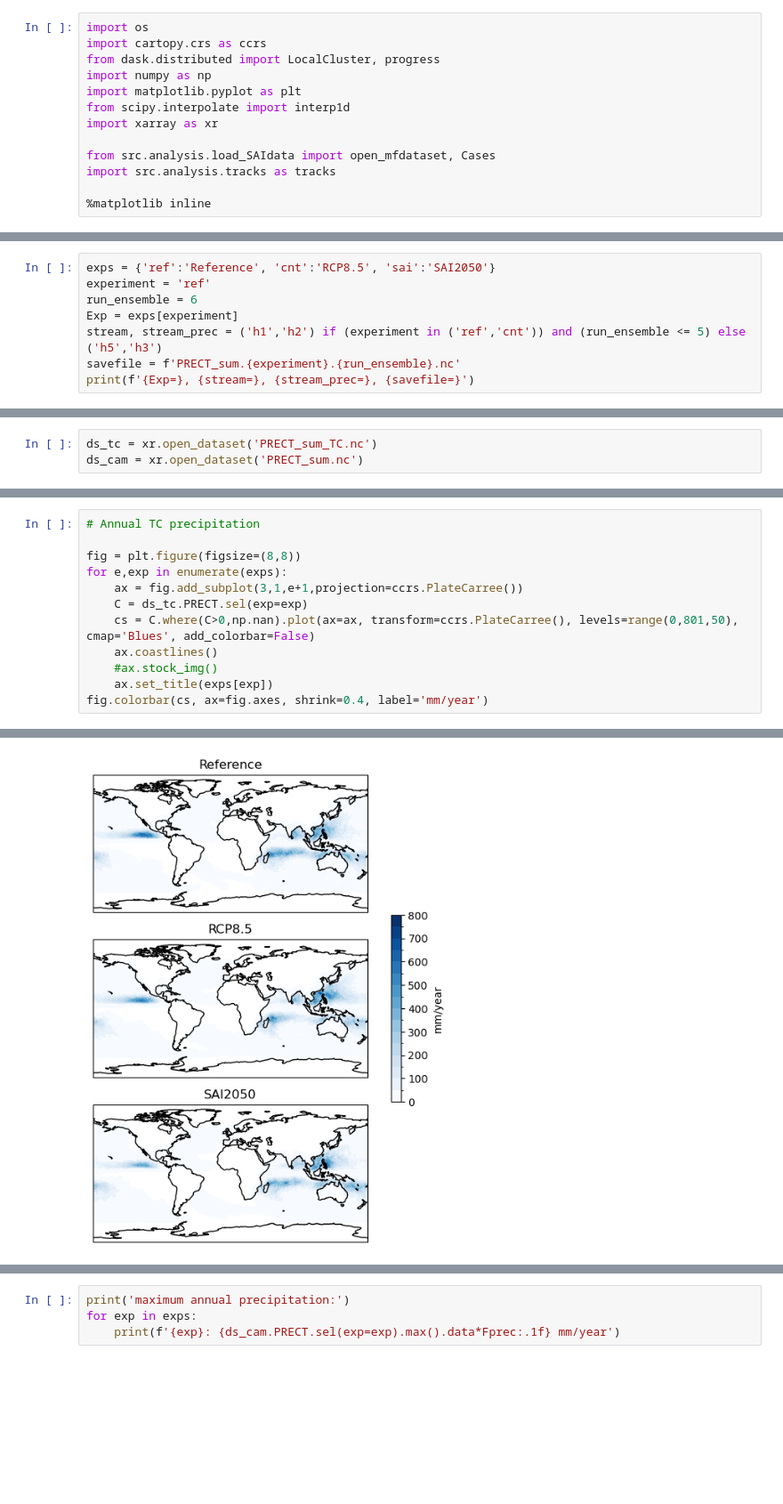
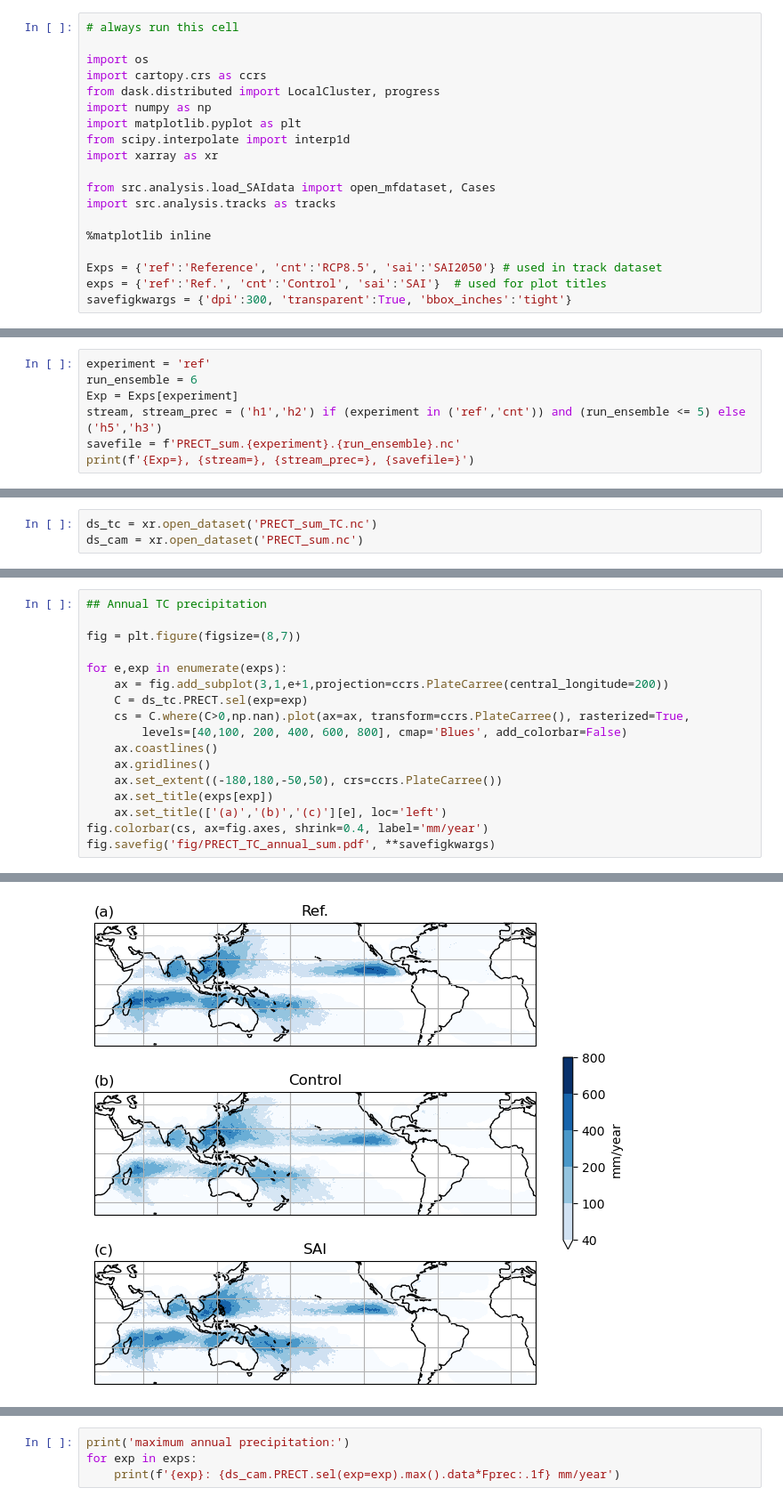
Before and after one commit to JdeJong96/TCs-under-SAI, a Jupyter notebook: tracker/additional/precipitation_sum_v2/main.ipynb, the cells around one changed output, grey strips where cells are left out. Shown at 89% size. Saved outputs shown, nothing was run; the diff lists cells and outputs as text; blank space fills up the shorter version.

Commit message:
create TC precipitation figures

```diff
--- a/tracker/additional/precipitation_sum_v2/main.ipynb
+++ b/tracker/additional/precipitation_sum_v2/main.ipynb
@@ -1,4 +1,6 @@
 # %%
+# always run this cell
+
 import os
 import cartopy.crs as ccrs
 from dask.distributed import LocalCluster, progress
@@ -11,3 +13,7 @@ from src.analysis.load_SAIdata import open_mfdataset, Cases
 import src.analysis.tracks as tracks
 
 %matplotlib inline
+
+Exps = {'ref':'Reference', 'cnt':'RCP8.5', 'sai':'SAI2050'} # used in track dataset
+exps = {'ref':'Ref.', 'cnt':'Control', 'sai':'SAI'}  # used for plot titles
+savefigkwargs = {'dpi':300, 'transparent':True, 'bbox_inches':'tight'}
@@ -14,8 +22,7 @@ import src.analysis.tracks as tracks
 # %%
-exps = {'ref':'Reference', 'cnt':'RCP8.5', 'sai':'SAI2050'}
 experiment = 'ref'
 run_ensemble = 6
-Exp = exps[experiment]
+Exp = Exps[experiment]
 stream, stream_prec = ('h1','h2') if (experiment in ('ref','cnt')) and (run_ensemble <= 5) else ('h5','h3')
 savefile = f'PRECT_sum.{experiment}.{run_ensemble}.nc'
 print(f'{Exp=}, {stream=}, {stream_prec=}, {savefile=}')
@@ -369,13 +378,18 @@ ds_cam = xr.open_dataset('PRECT_sum.nc')
 # %%
-# Annual TC precipitation
+## Annual TC precipitation
 
-fig = plt.figure(figsize=(8,8))
+fig = plt.figure(figsize=(8,7))
+
 for e,exp in enumerate(exps):
-    ax = fig.add_subplot(3,1,e+1,projection=ccrs.PlateCarree())
+    ax = fig.add_subplot(3,1,e+1,projection=ccrs.PlateCarree(central_longitude=200))
     C = ds_tc.PRECT.sel(exp=exp)
-    cs = C.where(C>0,np.nan).plot(ax=ax, transform=ccrs.PlateCarree(), levels=range(0,801,50), cmap='Blues', add_colorbar=False)
+    cs = C.where(C>0,np.nan).plot(ax=ax, transform=ccrs.PlateCarree(), rasterized=True,
+        levels=[40,100, 200, 400, 600, 800], cmap='Blues', add_colorbar=False)
     ax.coastlines()
-    #ax.stock_img()
+    ax.gridlines()
+    ax.set_extent((-180,180,-50,50), crs=ccrs.PlateCarree())
     ax.set_title(exps[exp])
+    ax.set_title(['(a)','(b)','(c)'][e], loc='left')
 fig.colorbar(cs, ax=fig.axes, shrink=0.4, label='mm/year')
+fig.savefig('fig/PRECT_TC_annual_sum.pdf', **savefigkwargs)
 # %% [output]
@@ -383 +396 @@ fig.colorbar(cs, ax=fig.axes, shrink=0.4, label='mm/year')
-[figure, old version]
+[figure, new version]
```
Also changed, not shown: parts of 15 cells of this notebook, 7 other files.
